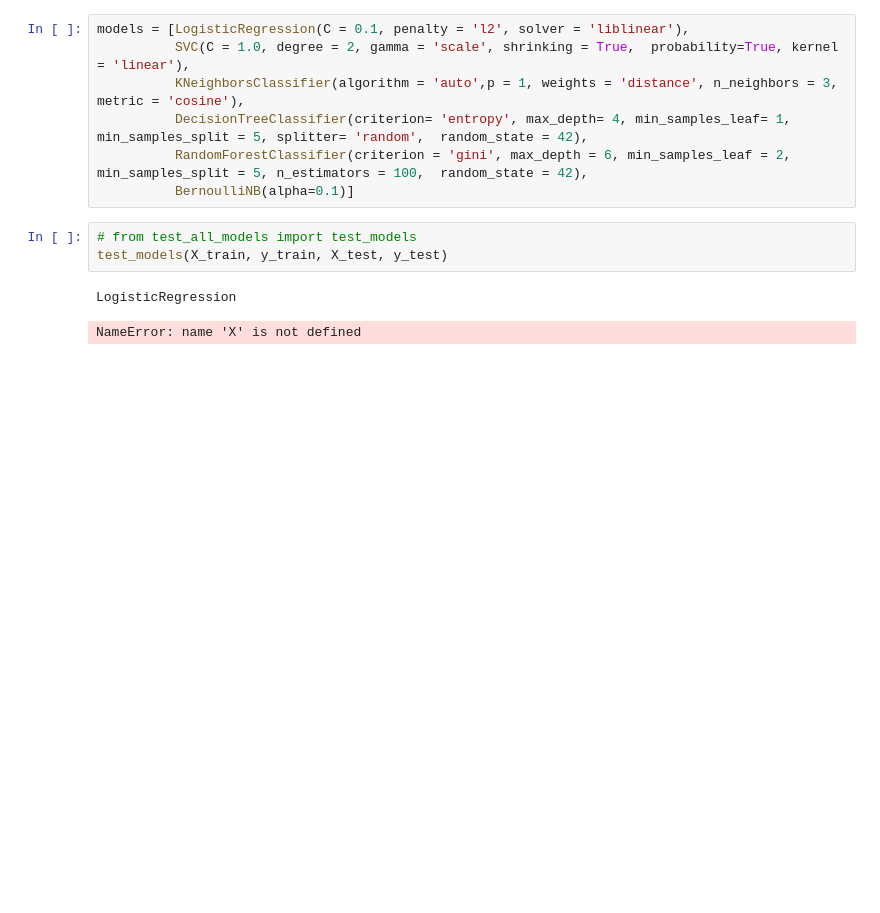
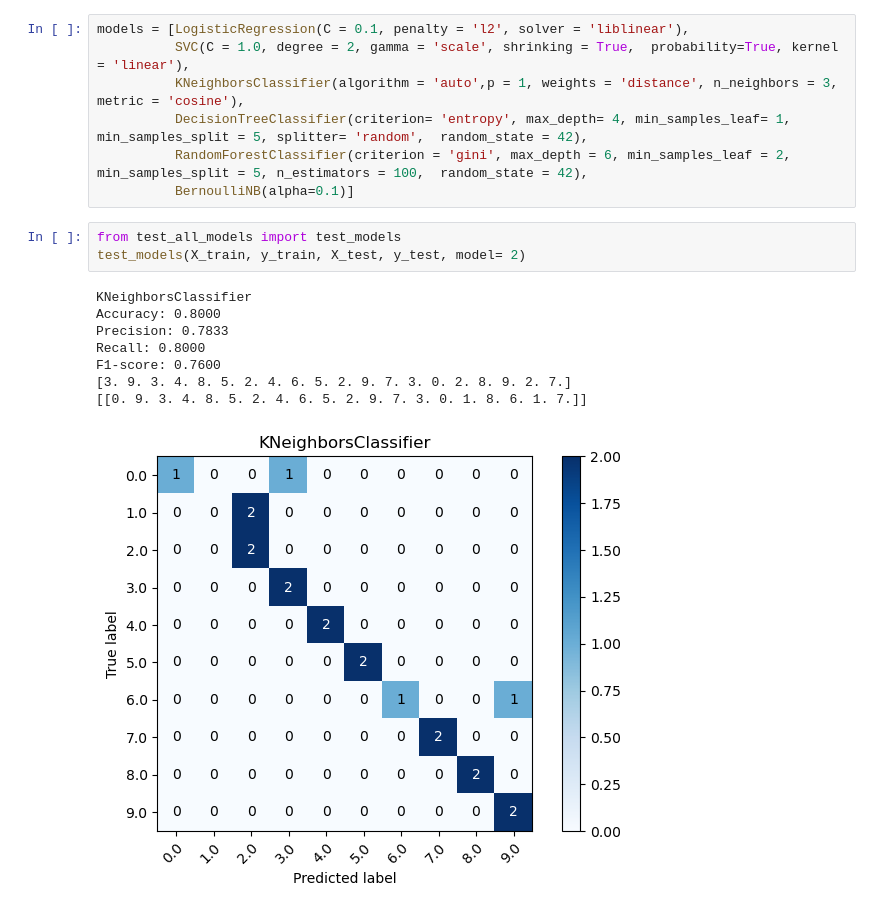
Before and after one commit to qkhanh711/NanoClassification, a Jupyter notebook: NANO.ipynb, the cells around one changed output. Saved outputs shown, nothing was run; the diff lists cells and outputs as text; blank space fills up the shorter version.

Commit message:
predict model

```diff
--- a/NANO.ipynb
+++ b/NANO.ipynb
@@ -76,8 +62,14 @@ models = [LogisticRegression(C = 0.1, penalty = 'l2', solver = 'liblinear'),
           RandomForestClassifier(criterion = 'gini', max_depth = 6, min_samples_leaf = 2, min_samples_split = 5, n_estimators = 100,  random_state = 42),
           BernoulliNB(alpha=0.1)]
 # %%
-# from test_all_models import test_models
-test_models(X_train, y_train, X_test, y_test)
+from test_all_models import test_models
+test_models(X_train, y_train, X_test, y_test, model= 2)
 # %% [output]
-LogisticRegression
+KNeighborsClassifier
+Accuracy: 0.8000
+Precision: 0.7833
+Recall: 0.8000
+F1-score: 0.7600
+[3. 9. 3. 4. 8. 5. 2. 4. 6. 5. 2. 9. 7. 3. 0. 2. 8. 9. 2. 7.]
+[[0. 9. 3. 4. 8. 5. 2. 4. 6. 5. 2. 9. 7. 3. 0. 1. 8. 6. 1. 7.]]
-NameError: name 'X' is not defined
+[figure, added]
```
Also changed, not shown: parts of 3 cells of this notebook, 2 other files.
